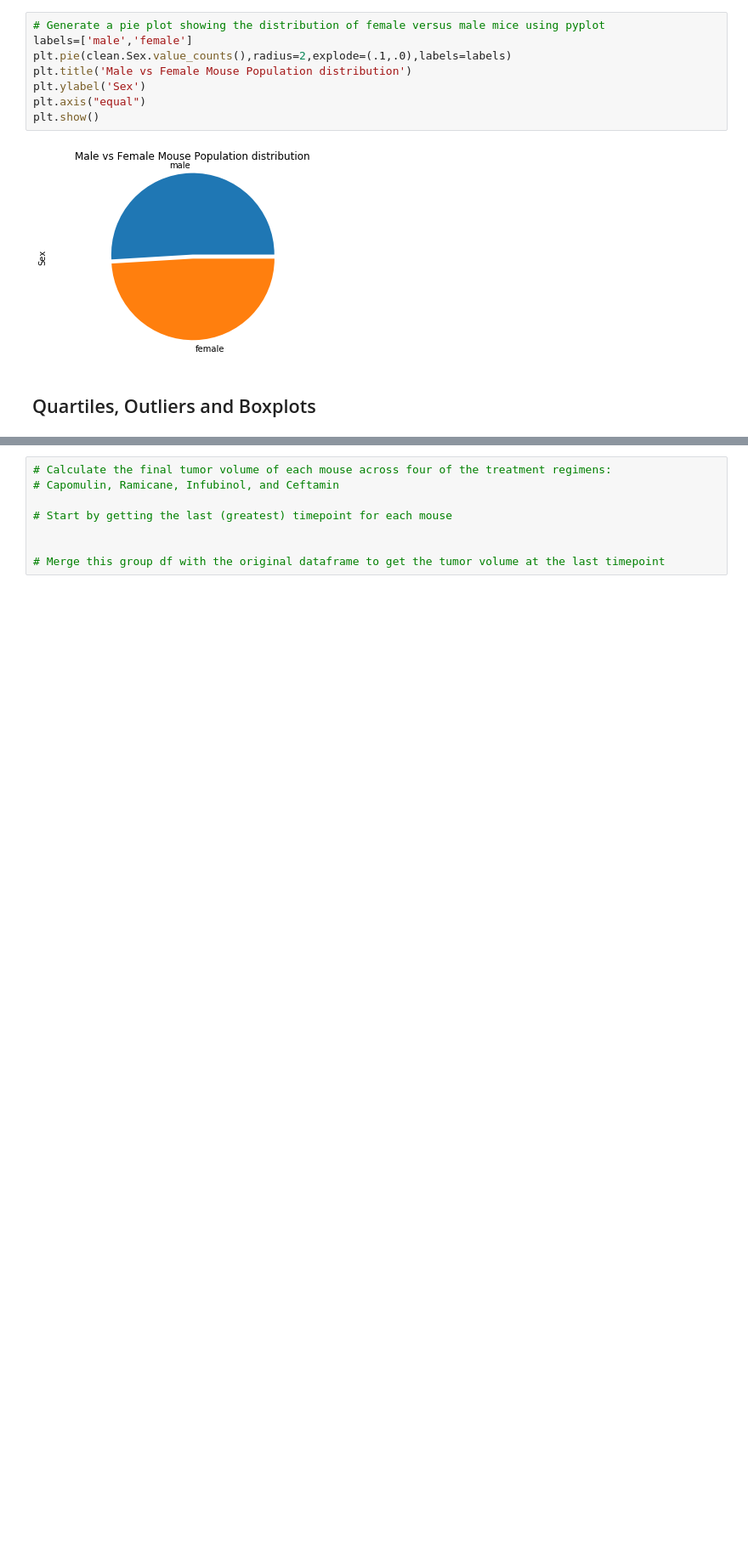
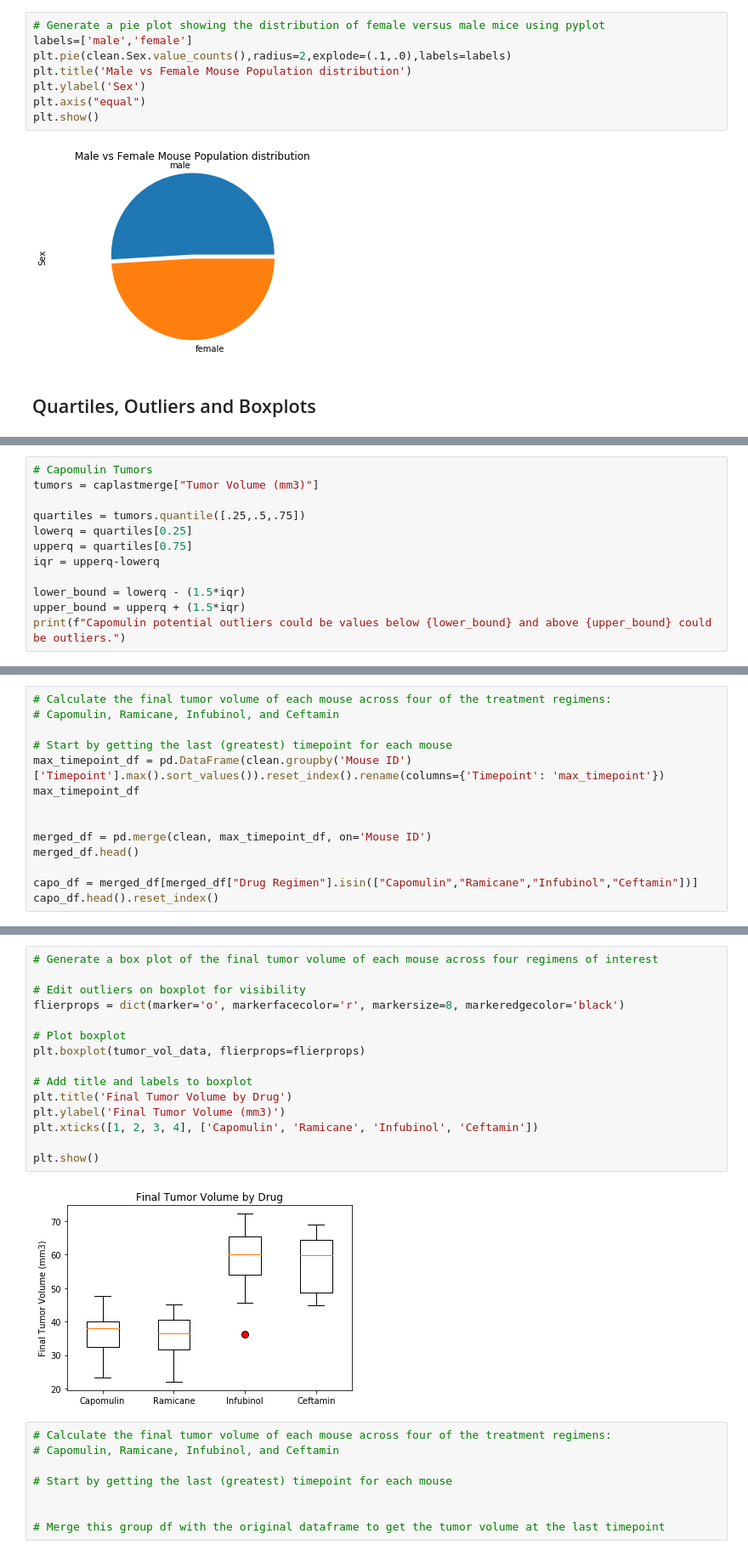
Before and after one commit to anilzown/Matplotlib-The-Power-of-Plots, a Jupyter notebook: pymaceuticals_starter.ipynb, the cells around one changed output, grey strips where cells are left out. Shown at 85% size. Saved outputs shown, nothing was run; the diff lists cells and outputs as text; blank space fills up the shorter version.

```diff
--- a/pymaceuticals_starter.ipynb
+++ b/pymaceuticals_starter.ipynb
@@ -163,0 +198,12 @@ plt.show()
+# %%
+# Capomulin Tumors
+tumors = caplastmerge["Tumor Volume (mm3)"]
+
+quartiles = tumors.quantile([.25,.5,.75])
+lowerq = quartiles[0.25]
+upperq = quartiles[0.75]
+iqr = upperq-lowerq
+
+lower_bound = lowerq - (1.5*iqr)
+upper_bound = upperq + (1.5*iqr)
+print(f"Capomulin potential outliers could be values below {lower_bound} and above {upper_bound} could be outliers.")
@@ -163,0 +322,14 @@ plt.show()
+# %%
+# Calculate the final tumor volume of each mouse across four of the treatment regimens:
+# Capomulin, Ramicane, Infubinol, and Ceftamin
+
+# Start by getting the last (greatest) timepoint for each mouse
+max_timepoint_df = pd.DataFrame(clean.groupby('Mouse ID')['Timepoint'].max().sort_values()).reset_index().rename(columns={'Timepoint': 'max_timepoint'})
+max_timepoint_df
+
+
+merged_df = pd.merge(clean, max_timepoint_df, on='Mouse ID')
+merged_df.head()
+
+capo_df = merged_df[merged_df["Drug Regimen"].isin(["Capomulin","Ramicane","Infubinol","Ceftamin"])]
+capo_df.head().reset_index()
@@ -164,3 +408,20 @@ plt.show()
+# %%
+# Generate a box plot of the final tumor volume of each mouse across four regimens of interest
+
+# Edit outliers on boxplot for visibility
+flierprops = dict(marker='o', markerfacecolor='r', markersize=8, markeredgecolor='black')
+
+# Plot boxplot
+plt.boxplot(tumor_vol_data, flierprops=flierprops)
+
+# Add title and labels to boxplot
+plt.title('Final Tumor Volume by Drug')
+plt.ylabel('Final Tumor Volume (mm3)')
+plt.xticks([1, 2, 3, 4], ['Capomulin', 'Ramicane', 'Infubinol', 'Ceftamin'])
+
+plt.show()
+# %% [output]
+[figure, added]
 # %%
 # Calculate the final tumor volume of each mouse across four of the treatment regimens:
 # Capomulin, Ramicane, Infubinol, and Ceftamin
```
Also changed, not shown: parts of 14 cells of this notebook.
